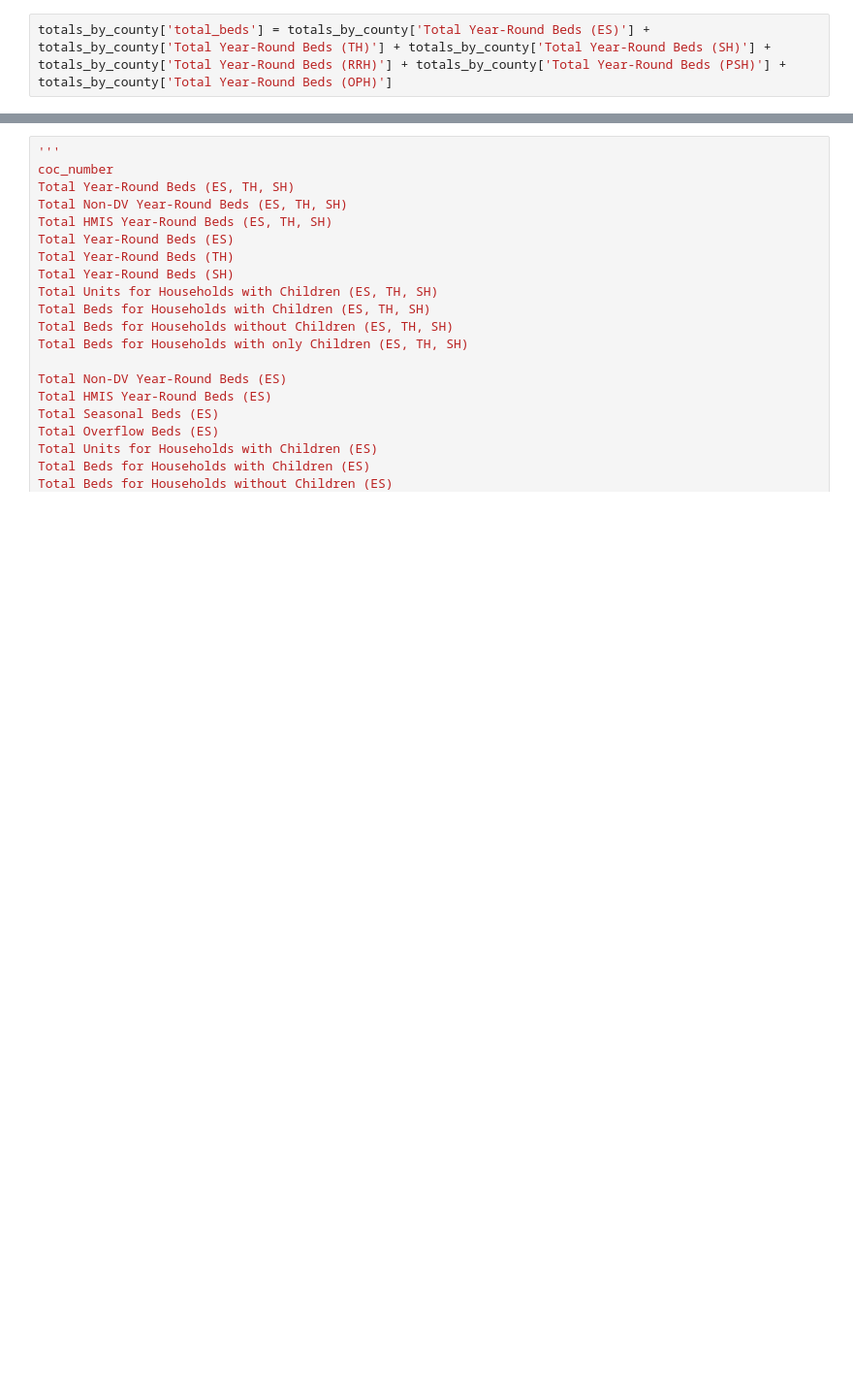
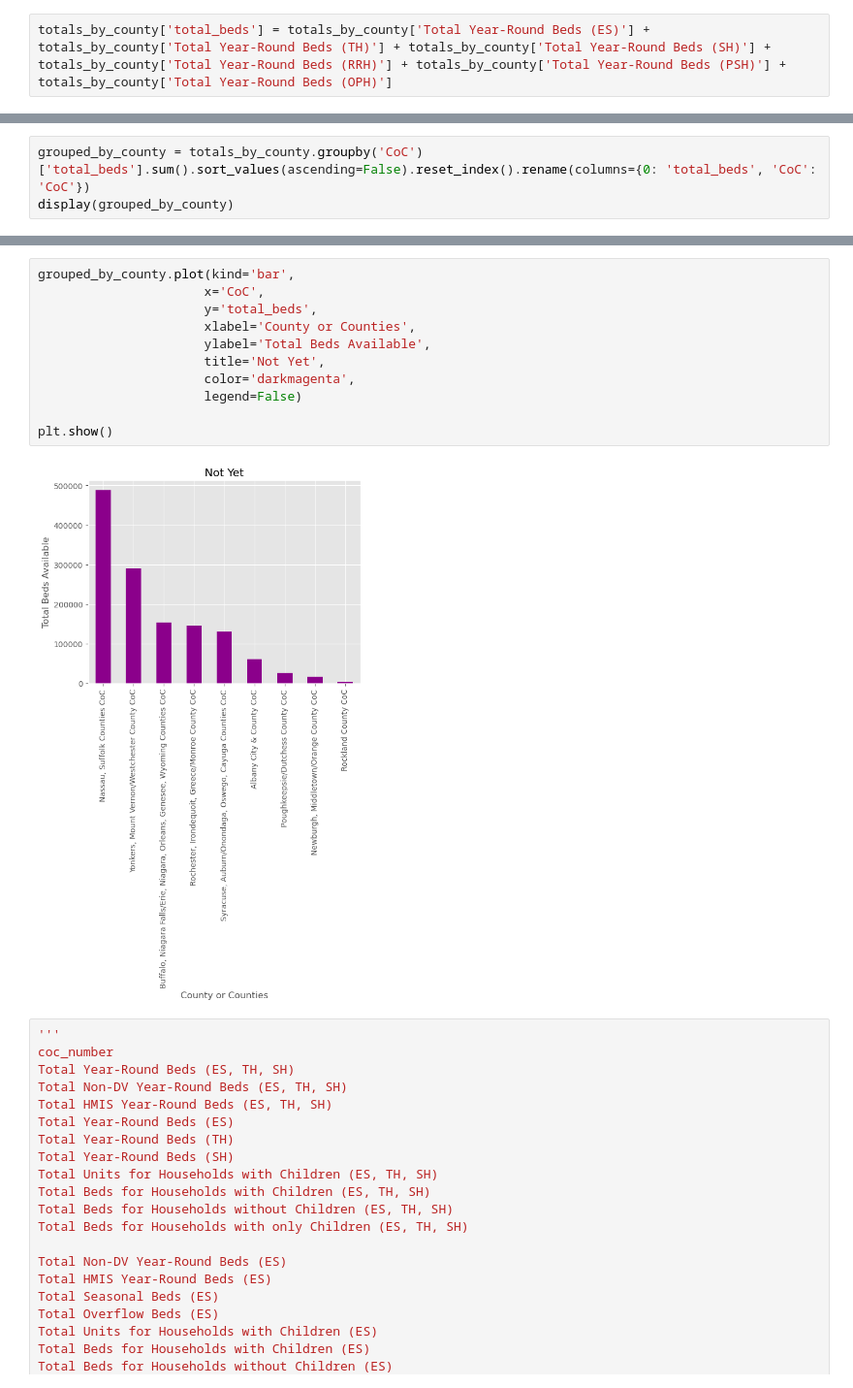
Before and after one commit to LDeYoung17/housing-data-study, a Jupyter notebook: notebooks/EDA_ML.ipynb, the cells around one changed output, grey strips where cells are left out. Shown at 97% size. Cells and saved outputs as stored; diff of their text form; blank space fills up the shorter version.

```diff
--- a/notebooks/EDA_ML.ipynb
+++ b/notebooks/EDA_ML.ipynb
@@ -803,0 +838,3 @@ totals_by_county_scatter.show()
+# %%
+grouped_by_county = totals_by_county.groupby('CoC')['total_beds'].sum().sort_values(ascending=False).reset_index().rename(columns={0: 'total_beds', 'CoC': 'CoC'})
+display(grouped_by_county)
@@ -804,3 +852,16 @@ totals_by_county_scatter.show()
+# %%
+grouped_by_county.plot(kind='bar',
+                      x='CoC',
+                      y='total_beds',
+                      xlabel='County or Counties',
+                      ylabel='Total Beds Available',
+                      title='Not Yet',
+                      color='darkmagenta',
+                      legend=False)
+
+plt.show()
+# %% [output]
+[figure, added]
 # %%
 '''
 coc_number
```
Also changed, not shown: parts of 18 cells of this notebook, 2 other files.
